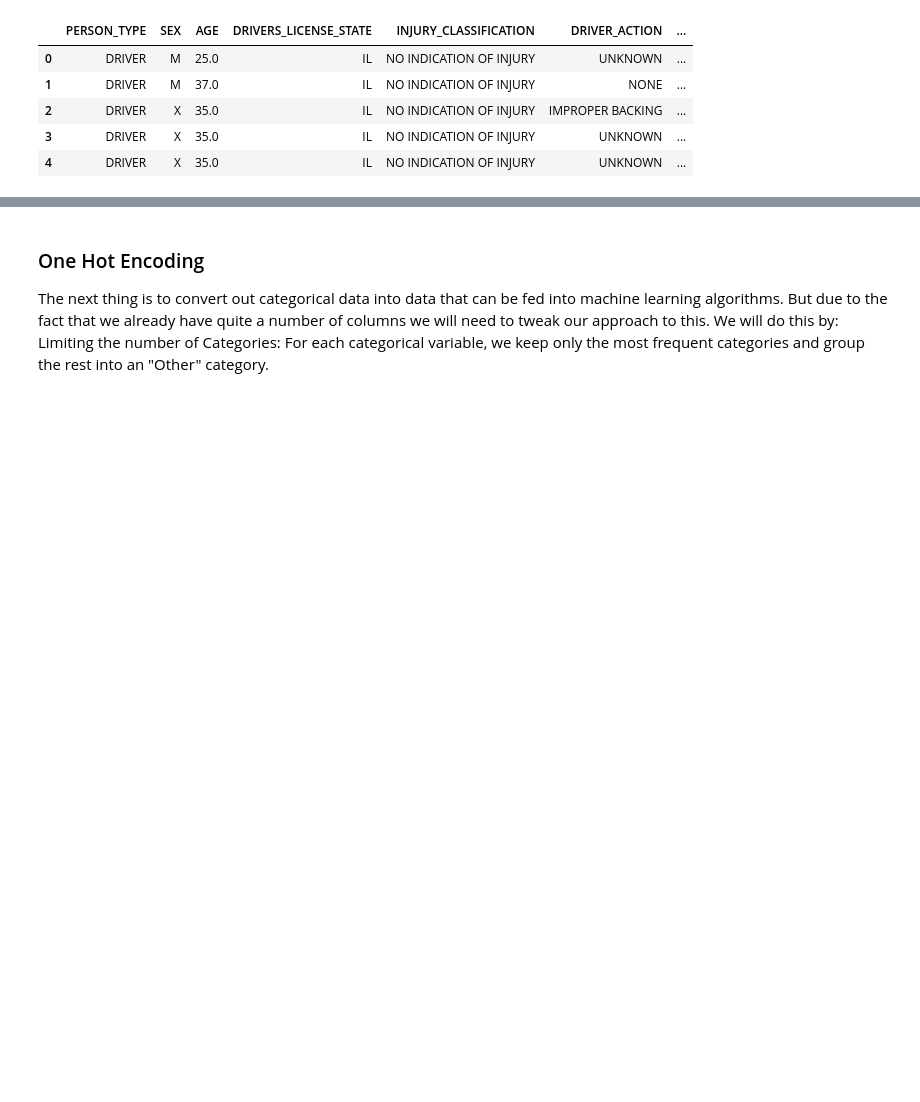
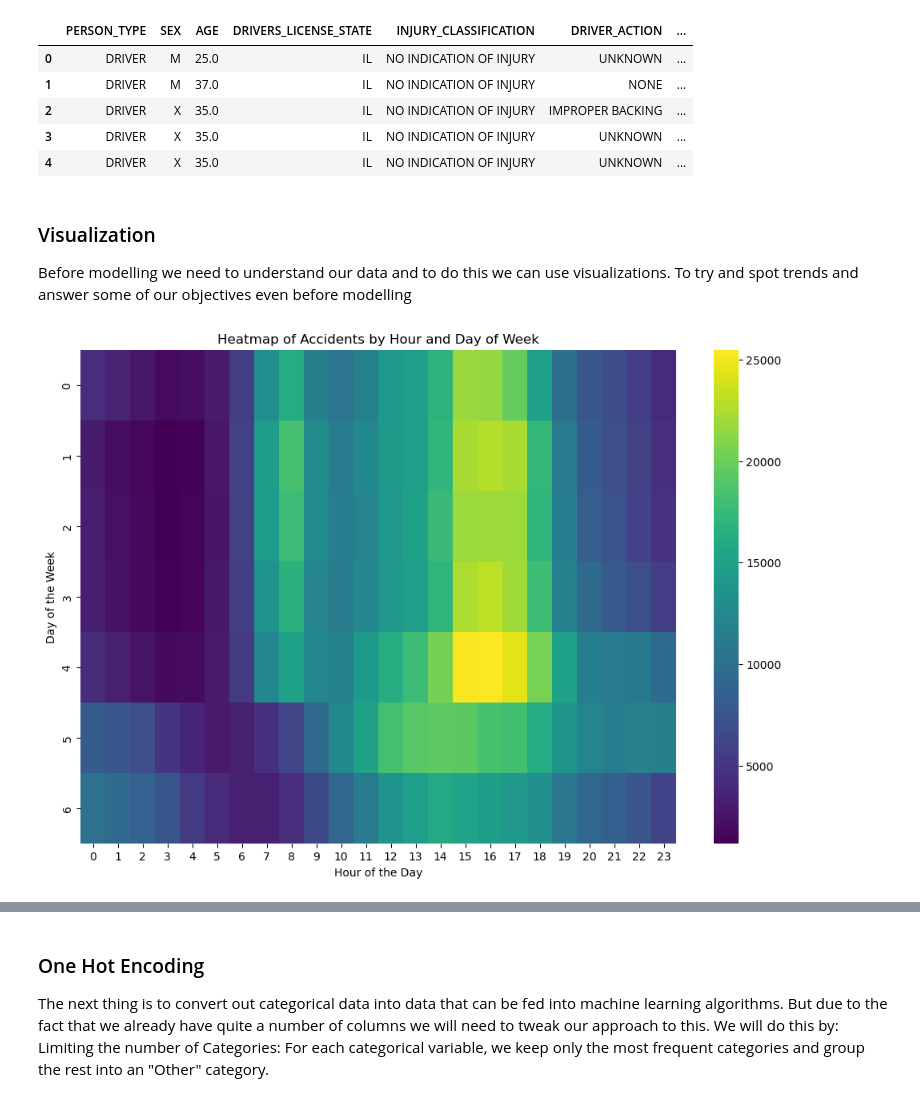
Before and after one commit to William-Itotia/DSC-Chicago-Car-Crash-Analysis, a Jupyter notebook: Project.ipynb, the cells around one changed output, grey strips where cells are left out. Saved outputs shown, nothing was run; the diff lists cells and outputs as text; code cells hidden in the pictures; blank space fills up the shorter version.

Commit message:
Update Project.ipynb
visualization

```diff
--- a/Project.ipynb
+++ b/Project.ipynb
@@ -468,3 +469,30 @@ up_merged_df.head()
 | 2 | DRIVER | X | 35.0 | IL | NO INDICATION OF INJURY | IMPROPER BACKING | ... |
 | 3 | DRIVER | X | 35.0 | IL | NO INDICATION OF INJURY | UNKNOWN | ... |
 | 4 | DRIVER | X | 35.0 | IL | NO INDICATION OF INJURY | UNKNOWN | ... |
+# %%
+#Additional Data cleaning required
+
+#Normalise the age data in order to ensure modelling and visualization goes smoothly
+scaler = StandardScaler()
+
+up_merged_df['AGE'] = scaler.fit_transform(up_merged_df[['AGE']])
+
+# Replace 'Other' with 'OTHER' in the DRIVER_ACTION column
+up_merged_df['DRIVER_ACTION'] = up_merged_df['DRIVER_ACTION'].replace('Other', 'OTHER')
+# %% [markdown]
+### Visualization
+
+Before modelling we need to understand our data and to do this we can use visualizations. To try and spot trends and answer some of our objectives even before modelling
+# %%
+up_merged_df['Hour'] = up_merged_df.index.hour
+up_merged_df['DayOfWeek'] = up_merged_df.index.dayofweek
+
+heatmap_data = up_merged_df.groupby(['DayOfWeek', 'Hour']).size().unstack()
+plt.figure(figsize=(12, 8))
+sns.heatmap(heatmap_data, cmap='viridis')
+plt.title('Heatmap of Accidents by Hour and Day of Week')
+plt.xlabel('Hour of the Day')
+plt.ylabel('Day of the Week')
+plt.show()
+# %% [output]
+[figure, added]
```
Also changed, not shown: parts of 4 cells of this notebook.
